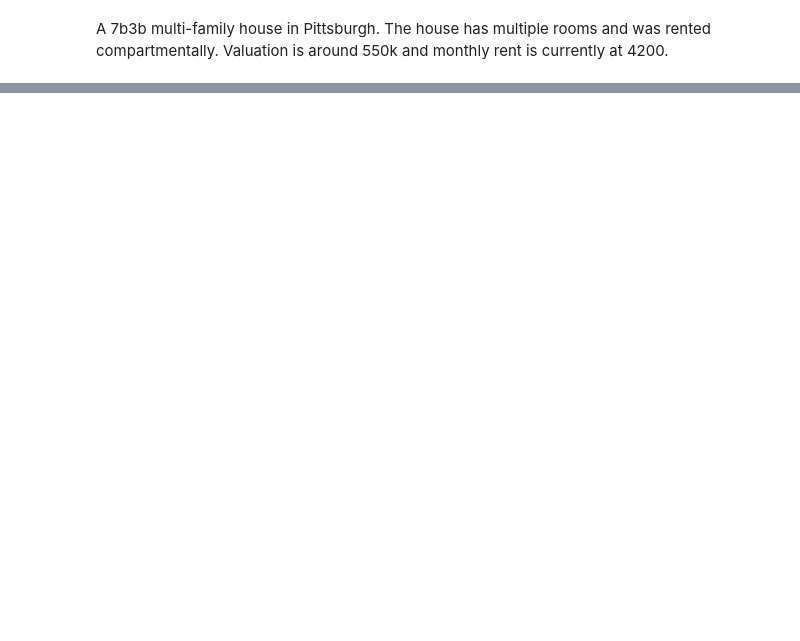
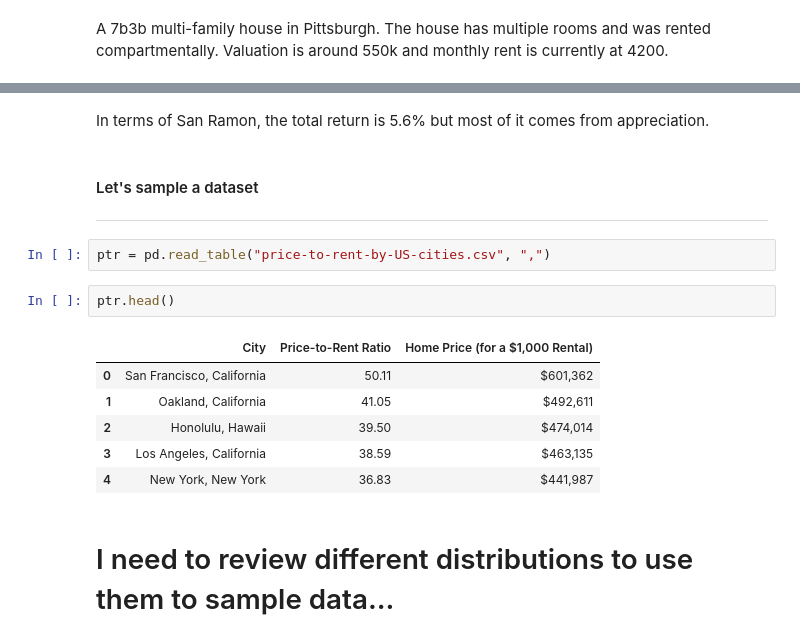
Before and after one commit to jiayuanx/real-estate-investment, a Jupyter notebook: simulator.ipynb, the cells around one changed output, grey strips where cells are left out. Cells and saved outputs as stored; diff of their text form; blank space fills up the shorter version.

```diff
--- a/simulator.ipynb
+++ b/simulator.ipynb
@@ -338,0 +278,18 @@ dtype: float64
+# %% [markdown]
+In terms of San Ramon, the total return is 5.6% but most of it comes from appreciation.
+# %% [markdown]
+#### Let's sample a dataset
+---
+# %%
+ptr = pd.read_table("price-to-rent-by-US-cities.csv", ",")
+# %%
+ptr.head()
+# %% [output]
+|  | City | Price-to-Rent Ratio | Home Price (for a $1,000 Rental) |
+| 0 | San Francisco, California | 50.11 | $601,362 |
+| 1 | Oakland, California | 41.05 | $492,611 |
+| 2 | Honolulu, Hawaii | 39.50 | $474,014 |
+| 3 | Los Angeles, California | 38.59 | $463,135 |
+| 4 | New York, New York | 36.83 | $441,987 |
+# %% [markdown]
+# I need to review different distributions to use them to sample data...
```
Also changed, not shown: parts of 13 cells of this notebook, 2 other files.
